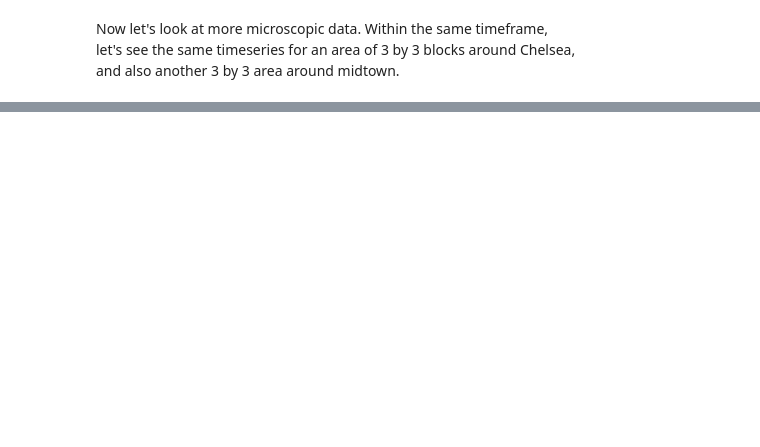
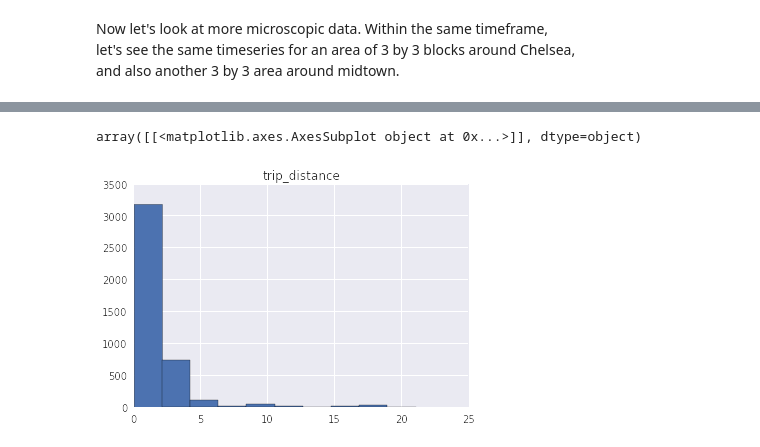
Before and after one commit to ionanrozenfeld/taxi, a Jupyter notebook: Capstone_project.ipynb, the cells around one changed output, grey strips where cells are left out. Saved outputs shown, nothing was run; the diff lists cells and outputs as text; code cells hidden in the pictures; blank space fills up the shorter version.

```diff
--- a/Capstone_project.ipynb
+++ b/Capstone_project.ipynb
@@ -190,0 +274,5 @@ show(p)
+# %%
+df_mysql2.hist('trip_distance')
+# %% [output]
+array([[<matplotlib.axes.AxesSubplot object at 0x...>]], dtype=object)
+[figure, added]
```
Also changed, not shown: parts of 17 cells of this notebook, 9 other files.
